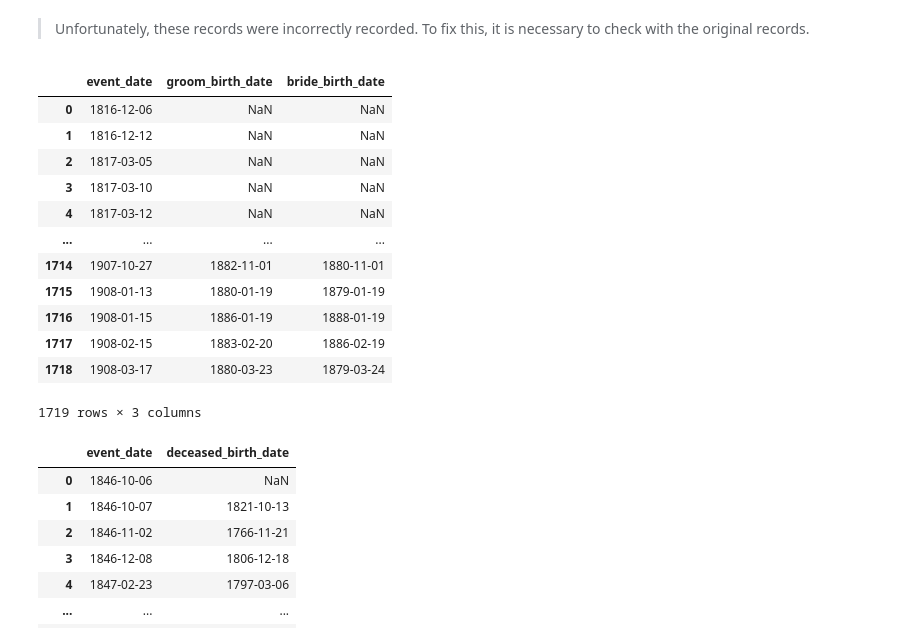
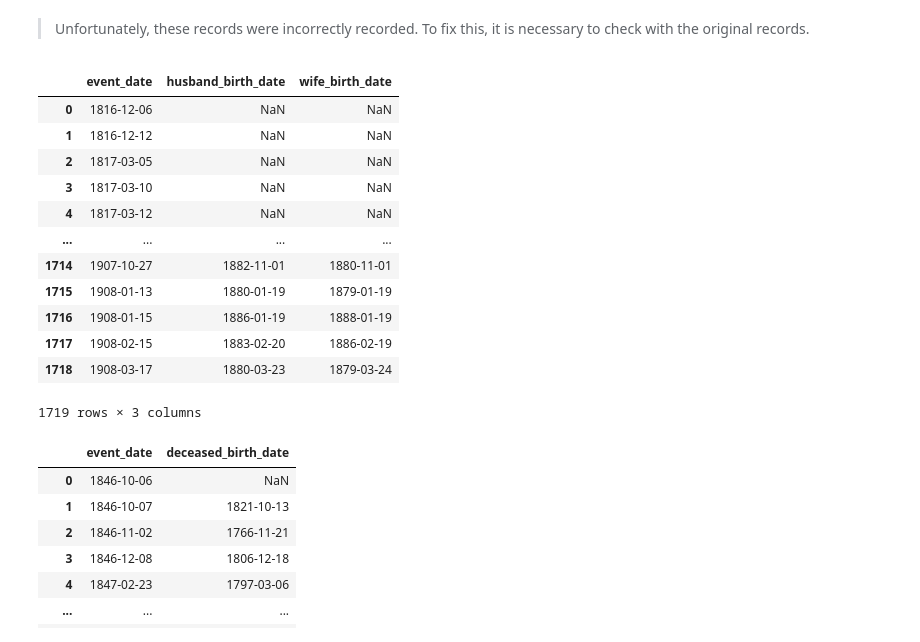
Before and after one commit to UCSB-AMPLab/sondondo, a Jupyter notebook: project_code/1_dataCleaning.ipynb, the cells around one changed output. Cells and saved outputs as stored; diff of their text form; code cells hidden in the pictures.

```diff
--- a/project_code/1_dataCleaning.ipynb
+++ b/project_code/1_dataCleaning.ipynb
@@ -283,11 +283,11 @@ Found invalid records:
 # %% [markdown]
 > Unfortunately, these records were incorrectly recorded. To fix this, it is necessary to check with the original records.
 # %%
-MATRIMONIOS_HARMONIZED['groom_birth_date'] = AgeInferrer(MATRIMONIOS_HARMONIZED['event_date']).infer_all(MATRIMONIOS_HARMONIZED['groom_birth_date'])
-MATRIMONIOS_HARMONIZED['bride_birth_date'] = AgeInferrer(MATRIMONIOS_HARMONIZED['event_date']).infer_all(MATRIMONIOS_HARMONIZED['bride_birth_date'])
-MATRIMONIOS_HARMONIZED[['event_date', 'groom_birth_date', 'bride_birth_date']]
+MATRIMONIOS_HARMONIZED['husband_birth_date'] = AgeInferrer(MATRIMONIOS_HARMONIZED['event_date']).infer_all(MATRIMONIOS_HARMONIZED['husband_birth_date'])
+MATRIMONIOS_HARMONIZED['wife_birth_date'] = AgeInferrer(MATRIMONIOS_HARMONIZED['event_date']).infer_all(MATRIMONIOS_HARMONIZED['wife_birth_date'])
+MATRIMONIOS_HARMONIZED[['event_date', 'husband_birth_date', 'wife_birth_date']]
 # %% [output]
-|  | event_date | groom_birth_date | bride_birth_date |
+|  | event_date | husband_birth_date | wife_birth_date |
 | 0 | 1816-12-06 | NaN | NaN |
 | 1 | 1816-12-12 | NaN | NaN |
 | 2 | 1817-03-05 | NaN | NaN |
```
Also changed, not shown: parts of 4 cells of this notebook, 2 other files.
